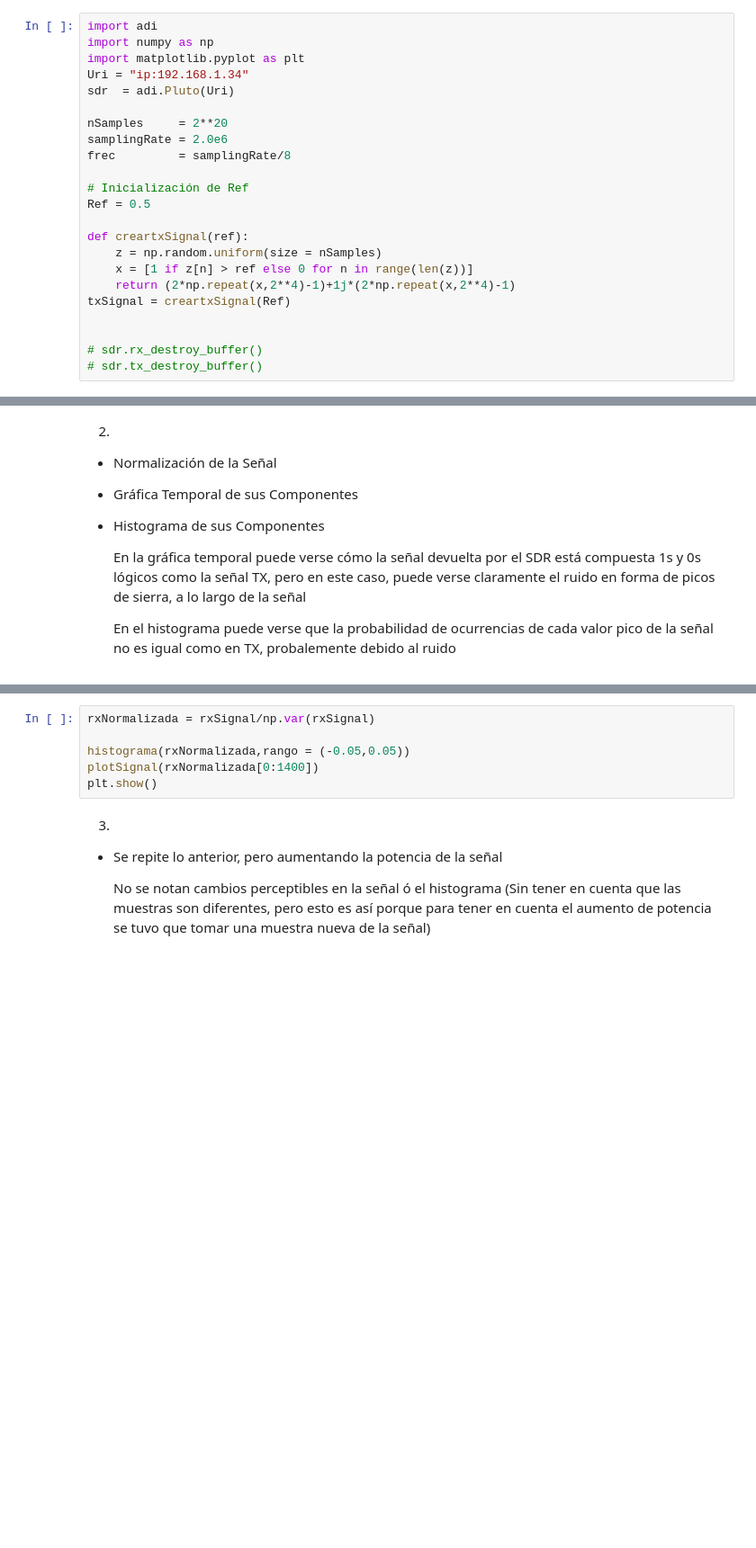
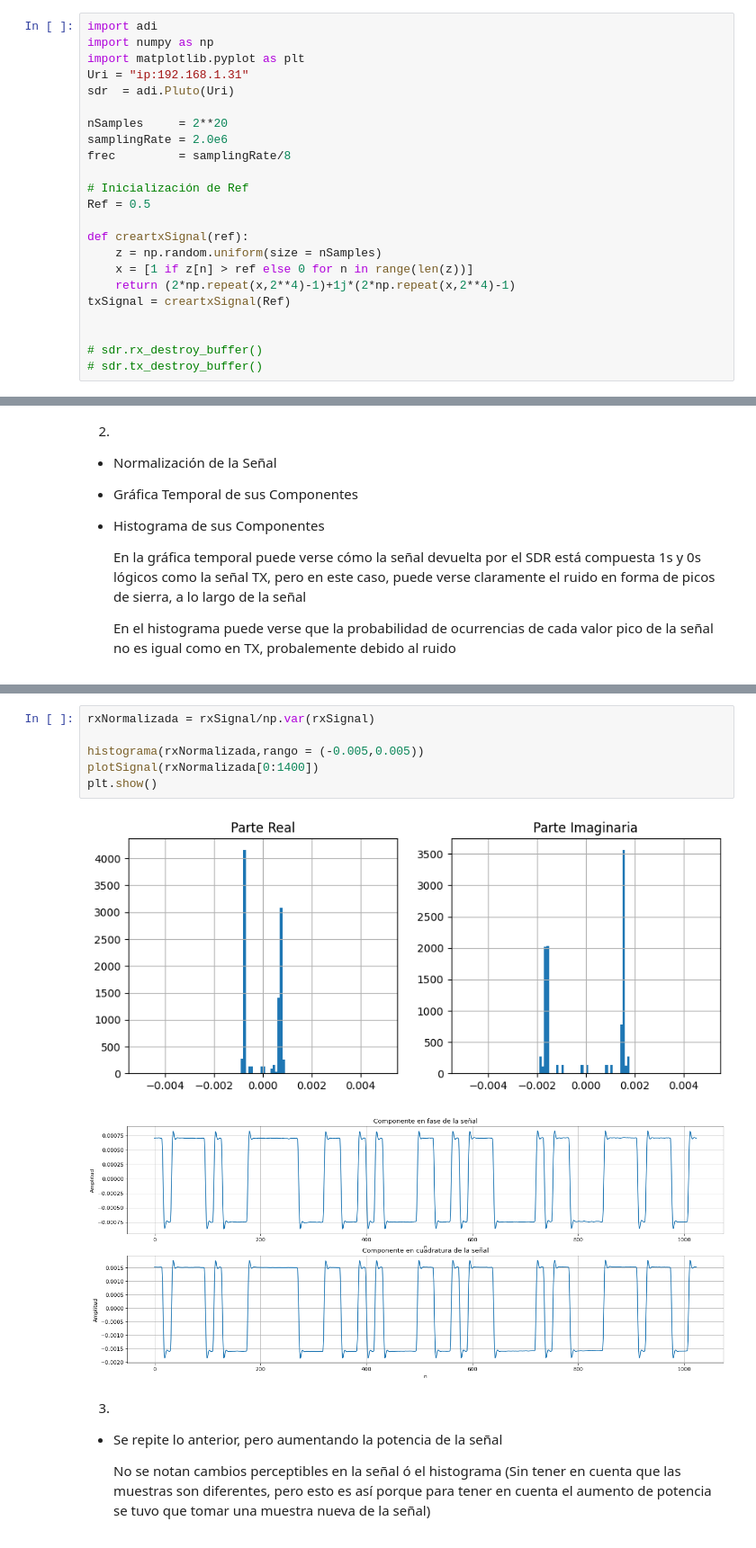
Before and after one commit to GastonFernandez00/Comunicaciones-Digitales, a Jupyter notebook: SDR Ejercicios/EjercicioTP3.ipynb, the cells around one changed output, grey strips where cells are left out. Shown at 90% size. Saved outputs shown, nothing was run; the diff lists cells and outputs as text; blank space fills up the shorter version.

```diff
--- a/SDR Ejercicios/EjercicioTP3.ipynb
+++ b/SDR Ejercicios/EjercicioTP3.ipynb
@@ -44,7 +44,7 @@ Configuración previa.
 import adi
 import numpy as np
 import matplotlib.pyplot as plt
-Uri = "ip:192.168.1.34"
+Uri = "ip:192.168.1.31"
 sdr  = adi.Pluto(Uri)
 
 nSamples     = 2**20
@@ -168,9 +173,12 @@ rxSignal = sdr.rx();
 # %%
 rxNormalizada = rxSignal/np.var(rxSignal)
 
-histograma(rxNormalizada,rango = (-0.05,0.05))
+histograma(rxNormalizada,rango = (-0.005,0.005))
 plotSignal(rxNormalizada[0:1400])
 plt.show()
+# %% [output]
+[figure, added]
+[figure, added]
 # %% [markdown]
 3.
 + Se repite lo anterior, pero aumentando la potencia de la señal
```
Also changed, not shown: parts of 7 cells of this notebook.
